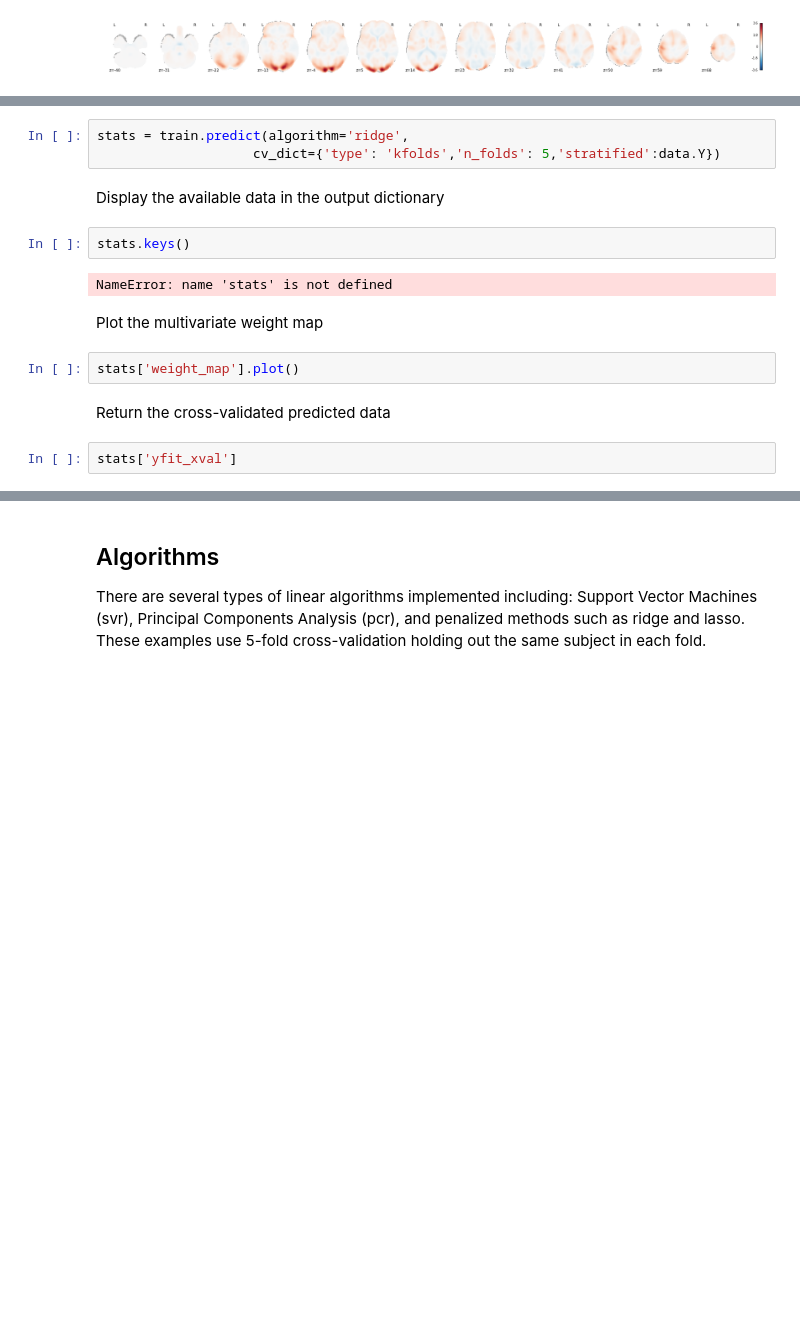
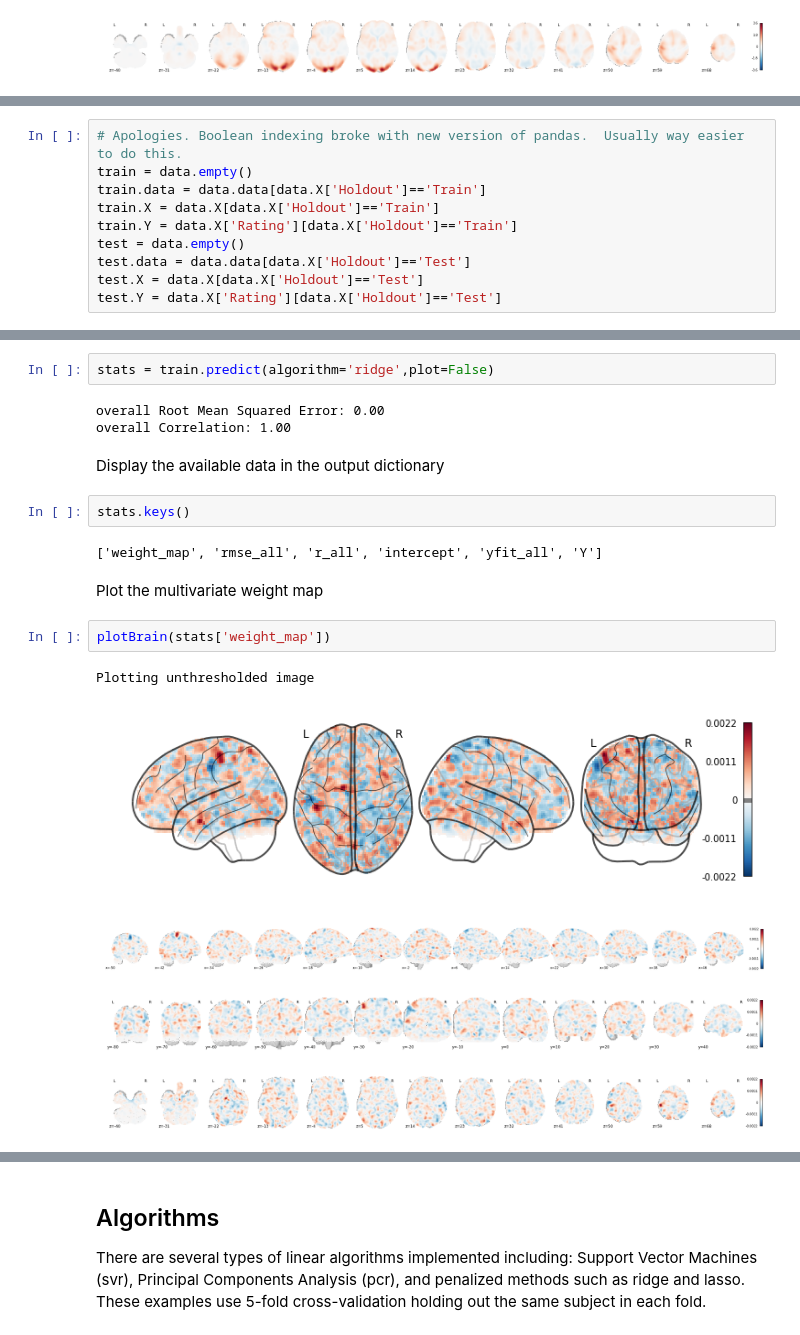
Before and after one commit to Summer-MIND/mind_2017, a Jupyter notebook: Tutorials/Decoding/Chang_Decoding.ipynb, the cells around one changed output, grey strips where cells are left out. Drawn from its saved outputs; the diff is of its cells as text; blank space fills up the shorter version.

```diff
--- a/Tutorials/Decoding/Chang_Decoding.ipynb
+++ b/Tutorials/Decoding/Chang_Decoding.ipynb
@@ -169,3 +164,13 @@ NotImplementedError: iLocation based boolean indexing on an integer type is not
+# %%
+# Apologies. Boolean indexing broke with new version of pandas.  Usually way easier to do this.
+train = data.empty()
+train.data = data.data[data.X['Holdout']=='Train']
+train.X = data.X[data.X['Holdout']=='Train']
+train.Y = data.X['Rating'][data.X['Holdout']=='Train']
+test = data.empty()
+test.data = data.data[data.X['Holdout']=='Test']
+test.X = data.X[data.X['Holdout']=='Test']
+test.Y = data.X['Rating'][data.X['Holdout']=='Test']
 # %% [markdown]
 We can now predict the output variable is a dictionary of the most
 useful output from the prediction analyses. The predict function runs
@@ -175,17 +180,21 @@ the cross-validated predictive accuracy.
 # %%
-stats = train.predict(algorithm='ridge',
-                    cv_dict={'type': 'kfolds','n_folds': 5,'stratified':data.Y})
+stats = train.predict(algorithm='ridge',plot=False)
+# %% [output]
+overall Root Mean Squared Error: 0.00
+overall Correlation: 1.00
 # %% [markdown]
 Display the available data in the output dictionary
 # %%
 stats.keys()
 # %% [output]
-NameError: name 'stats' is not defined
+['weight_map', 'rmse_all', 'r_all', 'intercept', 'yfit_all', 'Y']
 # %% [markdown]
 Plot the multivariate weight map
-# %%
-stats['weight_map'].plot()
-# %% [markdown]
-Return the cross-validated predicted data
-# %%
-stats['yfit_xval']
+# %%
+plotBrain(stats['weight_map'])
+# %% [output]
+Plotting unthresholded image
+[figure, added]
+[figure, added]
+[figure, added]
+[figure, added]
```
Also changed, not shown: parts of 34 cells of this notebook, 3 other files.
